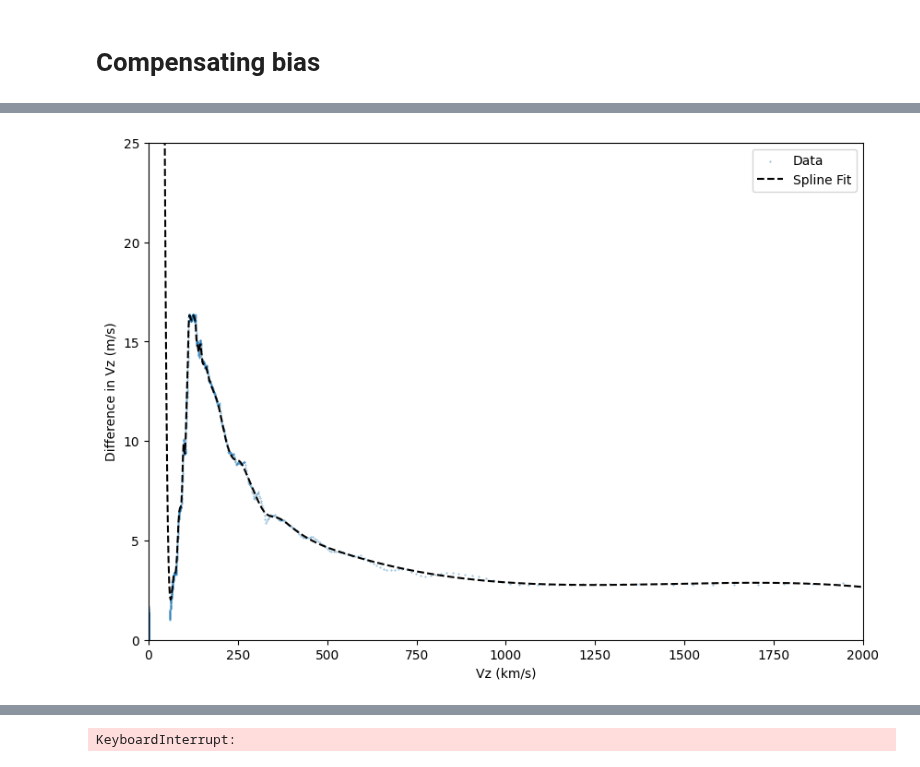
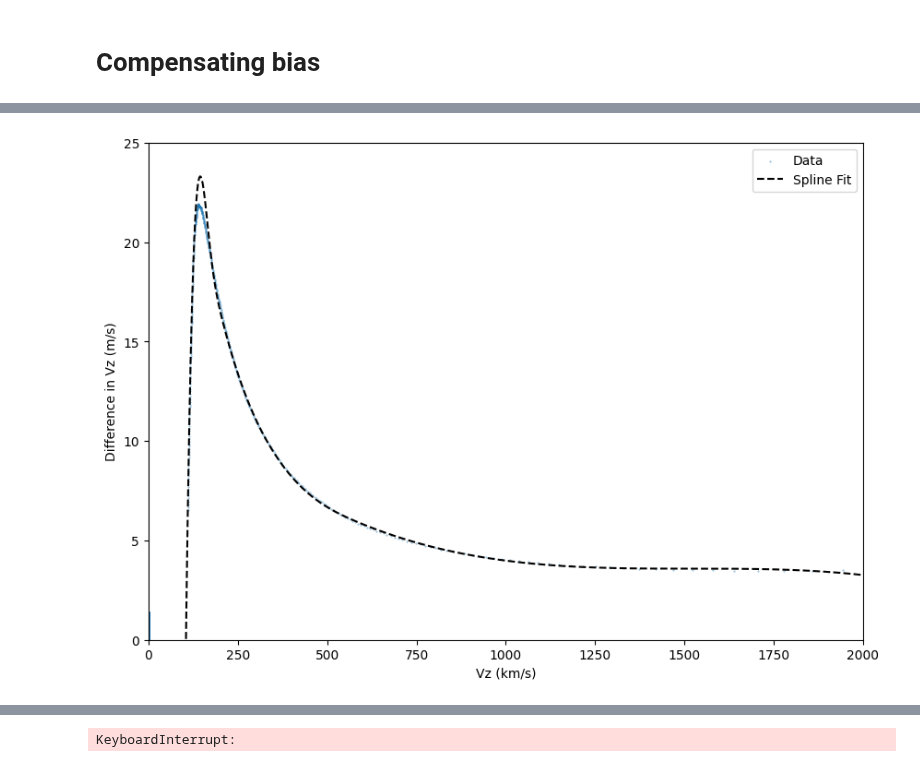
Before and after one commit to fawkez/HVS_1, a Jupyter notebook: Notebooks/iterative_method/debug_iterative_correction.ipynb, the cells around one changed output, grey strips where cells are left out. Drawn from its saved outputs; the diff is of its cells as text; code cells hidden in the pictures.

```diff
--- a/Notebooks/iterative_method/debug_iterative_correction.ipynb
+++ b/Notebooks/iterative_method/debug_iterative_correction.ipynb
@@ -111,6 +120,9 @@ b = data['b']
 vz_decomp = data['vz'] - data['z']*((data['vx']**2 + data['vy']**2)**0.5 )/(data['x']**2 + data['y']**2)**0.5
 # %%
 VGCR, VR, Darr =  getdist_corrected(ra_rad, dec_rad, pmra_rad_s, pmdec_rad_s, vz_decomp, l, b)
+# %%
+VGCR, VR, Darr, D_for_it = iterative_correction(ra_rad, dec_rad, pmra_rad_s, pmdec_rad_s,
+                       l, b)
 # %%
 Darr*u.m.to(u.kpc)
 # %% [output]
@@ -132,0 +155,3 @@ plt.show()
+# %%
+data['D_corrected'] = Darr*u.m.to(u.kpc)
+data['dist_astropy'] = icrs_coord.distance
@@ -224,7 +255,7 @@ vz_rvr = interpolator_vz(points[source_id]) # Vzf/Rf*VRf, where VR = sqrt(vx^2 +
 
 V_r_sergey = R_gc*((data['vx']**2 + data['vy']**2)**0.5)/(data['x']**2 + data['y']**2)**0.5       #data['vx']* R_gc/data['x'] #VR = orbit.v_x * R / orbit.x, this corresponds to a non-orthogonal decomposition of the velocity in radial and vz components
 vz = vz_rvr*V_r_sergey/ V_r_sergey
-vz = vz * 1000 # convert to m/s
+#vz = vz * 1000 # convert to m/s
 # %%
 points[source_id]
 # %% [output]
@@ -383,9 +569,9 @@ plt.show()
 # %%
 x_1 = Vz.flatten()
 y_1 = np.abs(vz_interpolated - x_1/1000)
-mask = np.isfinite(x_1) & np.isfinite(y_1) & (y_1 < 20) & (y_1 > 2) & (x_1 > 50) & (x_1 < 1000)
+mask = np.isfinite(x_1) & np.isfinite(y_1) & (y_1 < 20) & (y_1 > 2) & (x_1 > 50) & (x_1 < 1750)
 
-poly_vz = np.polyfit(x_1[mask], y_1[mask], 5)
+poly_vz = np.polyfit(x_1[mask], y_1[mask], 65)
 
 # fit the vz- Vz relation to get the correction using a polynomial fit
 #poly_vz = np.polyfit(Vz.flatten(), vz_interpolated - Vz.flatten()/1000, 1)
@@ -424,8 +610,9 @@ plt.show()
 import numpy as np
 import matplotlib.pyplot as plt
 from scipy.interpolate import UnivariateSpline
+import pickle
 
-def compensate_vz(Vz, vz_interpolated, smoothing_factor=1):
+def compensate_vz(Vz, vz_interpolated, smoothing_factor=0.3):
     """
     Compensate for the offset in the Vz value given by an interpolator.
 
@@ -475,39 +662,43 @@ def compensate_vz(Vz, vz_interpolated, smoothing_factor=1):
     # Fit a Univariate Spline to the valid data
     offset_spline = UnivariateSpline(x_sorted, y_sorted, s=smoothing_factor)
 
+    # dump the spline to a pickle file
+    with open('/Users/mncavieres/Documents/2024-2/HVS/Data/vz_interpolator/offset_spline.pkl', 'wb') as f:
+        pickle.dump(offset_spline, f)
+
     # Compute the offset for all nominal Vz values using the spline
     correction = offset_spline(Vz_flat)
 
     # Apply the correction to the interpolated Vz values.
     # (Here we subtract the estimated offset.)
-    corrected_vz = vz_interpolated/ correction
+    corrected_vz = vz_interpolated + correction
 
     return corrected_vz, offset_spline
 
 # =============================================================================
 # Example usage:
 # =============================================================================
 # Assume Vz and vz_interpolated are already defined numpy arrays.
 
 # Build the offset function and get corrected values
 corrected_vz, offset_spline = compensate_vz(Vz, vz_interpolated, smoothing_factor=10)
 
 # For visualization, create a dense set of x-values to evaluate the spline
 x_plt = np.linspace(0, 2000, 1000)
 y_plt = offset_spline(x_plt)
 
 fig, ax = plt.subplots(figsize=(10, 7))
 # Plot the original offset data points
 ax.scatter(Vz.flatten(), np.abs(vz_interpolated - Vz.flatten()/1000),
            s=0.1, alpha=0.8, label="Data")
 # Plot the spline fit
 ax.plot(x_plt, y_plt, 'k--', label="Spline Fit")
 #ax.vlines(50, 0, 25, color='r', alpha=0.5, label="Vz = 50")
 ax.set_ylim(0, 25)
 ax.set_xlim(0, 2000)
 ax.set_ylabel('Difference in Vz (m/s)')
 ax.set_xlabel('Vz (km/s)')
 ax.legend()
 plt.show()
 # %% [output]
-[figure, old version]
+[figure, new version]
```
Also changed, not shown: parts of 42 cells of this notebook, 13 other files.
